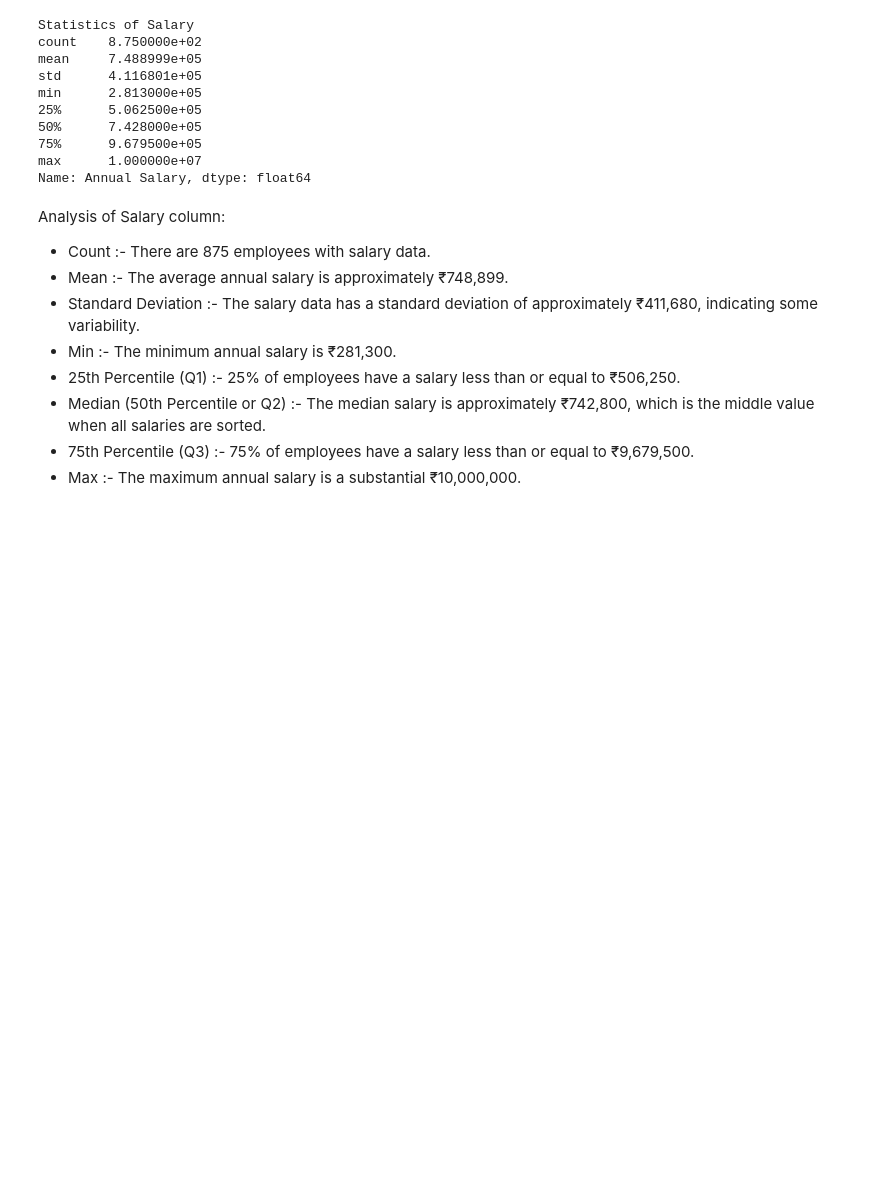
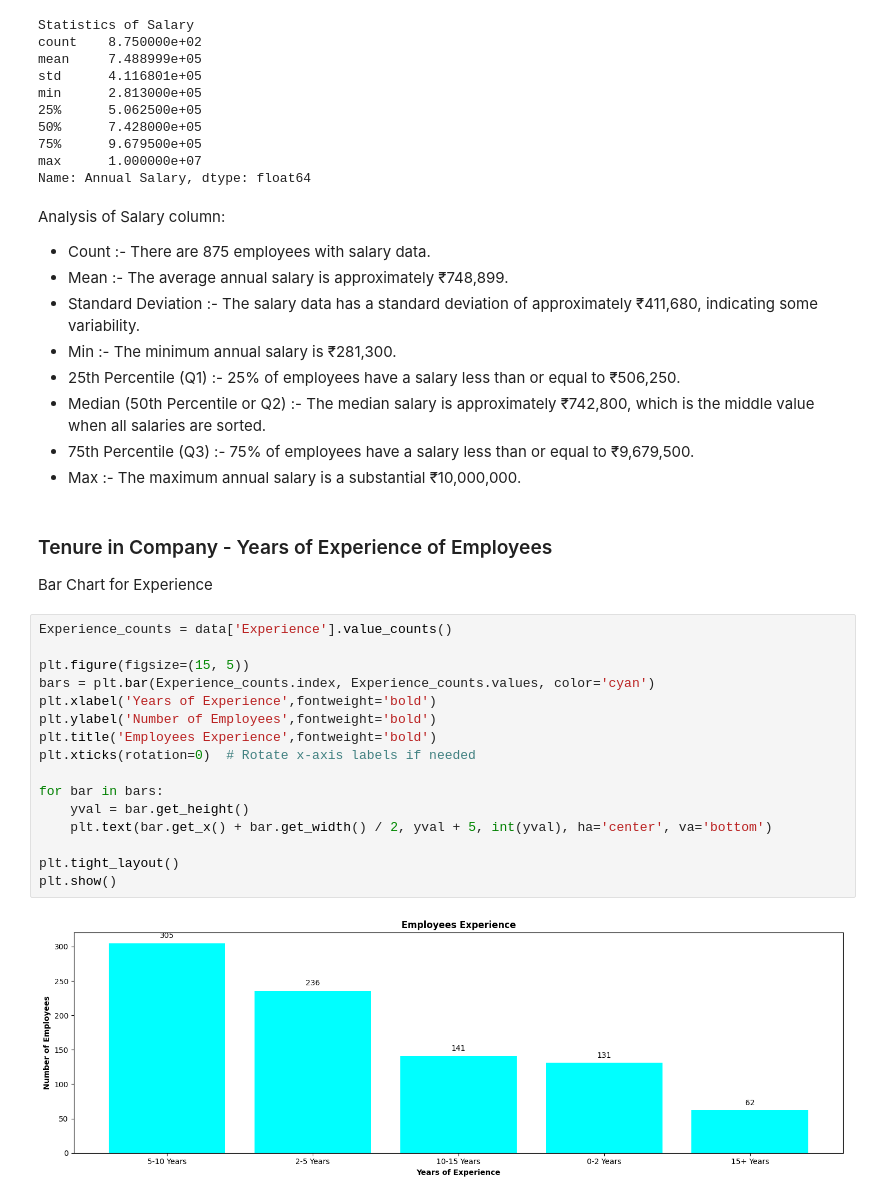
Before and after one commit to RIZWAN-VY/HR_Data_Analytics_and_Visualization, a Jupyter notebook: Employee_Data_Analysis_and_Visualization.ipynb, the cells around one changed output. Drawn from its saved outputs; the diff is of its cells as text; blank space fills up the shorter version.

Commit message:
bar chart for employee experience

```diff
--- a/Employee_Data_Analysis_and_Visualization.ipynb
+++ b/Employee_Data_Analysis_and_Visualization.ipynb
@@ -126,3 +126,24 @@ Analysis of Salary column:
 * Median (50th Percentile or Q2) :- The median salary is approximately ₹742,800, which is the middle value when all salaries are sorted.
 * 75th Percentile (Q3) :- 75% of employees have a salary less than or equal to ₹9,679,500.
 * Max :- The maximum annual salary is a substantial ₹10,000,000.
+# %% [markdown]
+### Tenure in Company - Years of Experience of Employees
+Bar Chart for Experience
+# %%
+Experience_counts = data['Experience'].value_counts()
+
+plt.figure(figsize=(15, 5))
+bars = plt.bar(Experience_counts.index, Experience_counts.values, color='cyan')
+plt.xlabel('Years of Experience',fontweight='bold')
+plt.ylabel('Number of Employees',fontweight='bold')
+plt.title('Employees Experience',fontweight='bold')
+plt.xticks(rotation=0)  # Rotate x-axis labels if needed
+
+for bar in bars:
+    yval = bar.get_height()
+    plt.text(bar.get_x() + bar.get_width() / 2, yval + 5, int(yval), ha='center', va='bottom')
+
+plt.tight_layout()
+plt.show()
+# %% [output]
+[figure, added]
```
